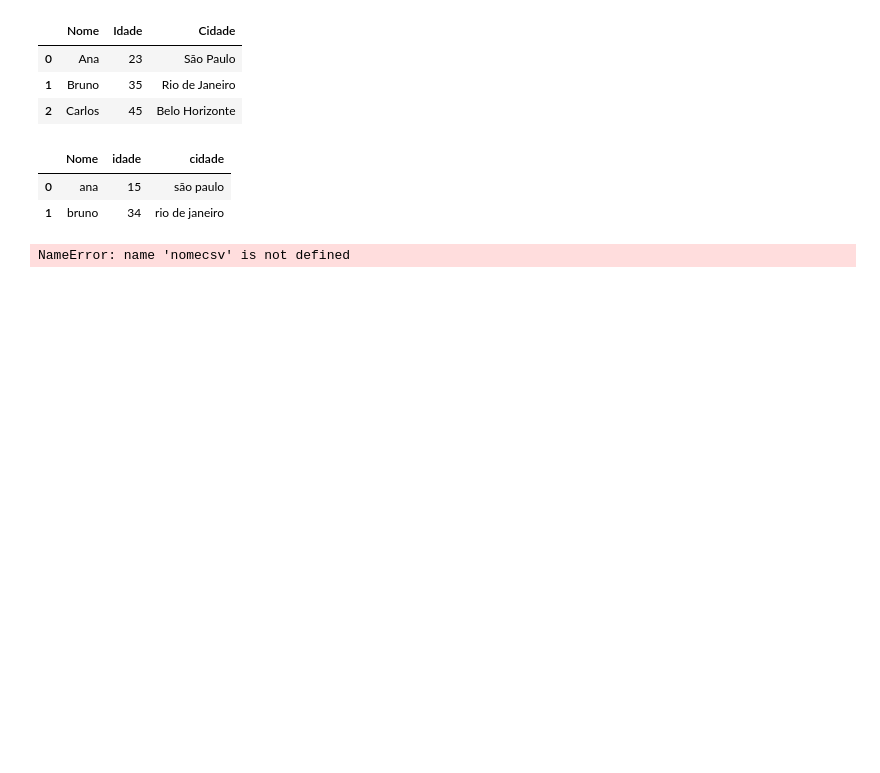
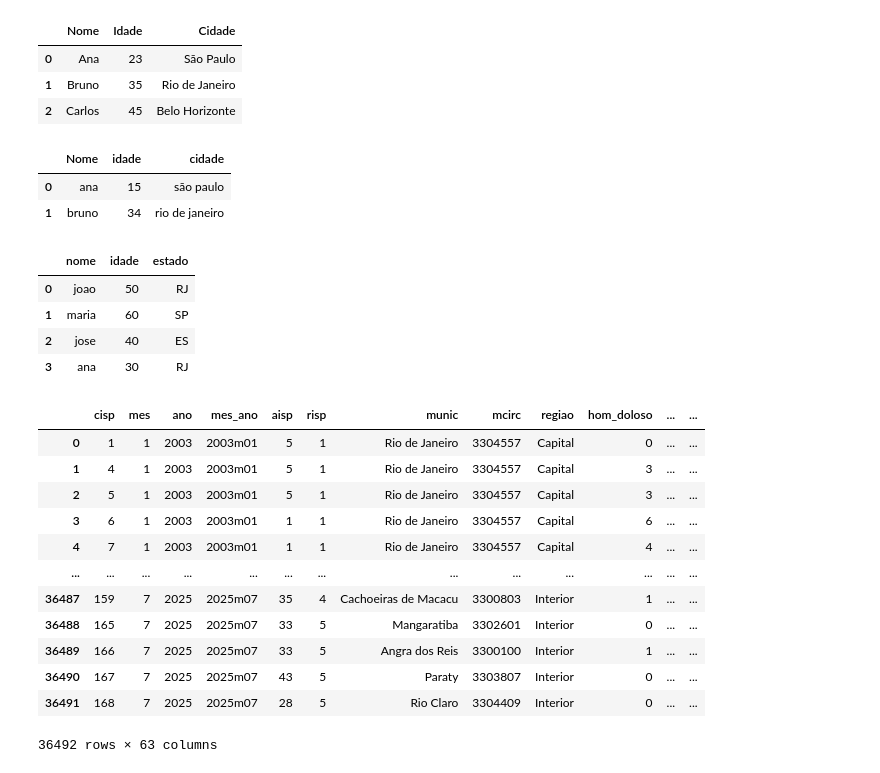
Before and after one commit to MatheusVieira12/Repo_Senac, a Jupyter notebook: aulas/bibliotecas.ipynb, the cells around one changed output. Drawn from its saved outputs; the diff is of its cells as text; code cells hidden in the pictures; blank space fills up the shorter version.

```diff
--- a/aulas/bibliotecas.ipynb
+++ b/aulas/bibliotecas.ipynb
@@ -30,6 +30,29 @@ df
 | 0 | ana | 15 | são paulo |
 | 1 | bruno | 34 | rio de janeiro |
 # %%
-df = pd.read_csv()
+df = pd.read_csv('nomecsv.csv', sep= ';')
+df
 # %% [output]
-NameError: name 'nomecsv' is not defined
+|  | nome | idade | estado |
+| 0 | joao | 50 | RJ |
+| 1 | maria | 60 | SP |
+| 2 | jose | 40 | ES |
+| 3 | ana | 30 | RJ |
+# %%
+df = pd.read_csv('BaseDPEvolucaoMensalCisp.csv', sep= ';', encoding= 'latin1') ## encode dos textos( maneira como cada pais escreve ) padrão brasil =  UTF-8
+df
+## direita numero inteiro / na esquerda da tabela str
+# %% [output]
+|  | cisp | mes | ano | mes_ano | aisp | risp | munic | mcirc | regiao | hom_doloso | ... | ... |
+| 0 | 1 | 1 | 2003 | 2003m01 | 5 | 1 | Rio de Janeiro | 3304557 | Capital | 0 | ... | ... |
+| 1 | 4 | 1 | 2003 | 2003m01 | 5 | 1 | Rio de Janeiro | 3304557 | Capital | 3 | ... | ... |
+| 2 | 5 | 1 | 2003 | 2003m01 | 5 | 1 | Rio de Janeiro | 3304557 | Capital | 3 | ... | ... |
+| 3 | 6 | 1 | 2003 | 2003m01 | 1 | 1 | Rio de Janeiro | 3304557 | Capital | 6 | ... | ... |
+| 4 | 7 | 1 | 2003 | 2003m01 | 1 | 1 | Rio de Janeiro | 3304557 | Capital | 4 | ... | ... |
+| ... | ... | ... | ... | ... | ... | ... | ... | ... | ... | ... | ... | ... |
+| 36487 | 159 | 7 | 2025 | 2025m07 | 35 | 4 | Cachoeiras de Macacu | 3300803 | Interior | 1 | ... | ... |
+| 36488 | 165 | 7 | 2025 | 2025m07 | 33 | 5 | Mangaratiba | 3302601 | Interior | 0 | ... | ... |
+| 36489 | 166 | 7 | 2025 | 2025m07 | 33 | 5 | Angra dos Reis | 3300100 | Interior | 1 | ... | ... |
+| 36490 | 167 | 7 | 2025 | 2025m07 | 43 | 5 | Paraty | 3303807 | Interior | 0 | ... | ... |
+| 36491 | 168 | 7 | 2025 | 2025m07 | 28 | 5 | Rio Claro | 3304409 | Interior | 0 | ... | ... |
+36492 rows × 63 columns
```
Also changed, not shown: parts of 11 cells of this notebook.
